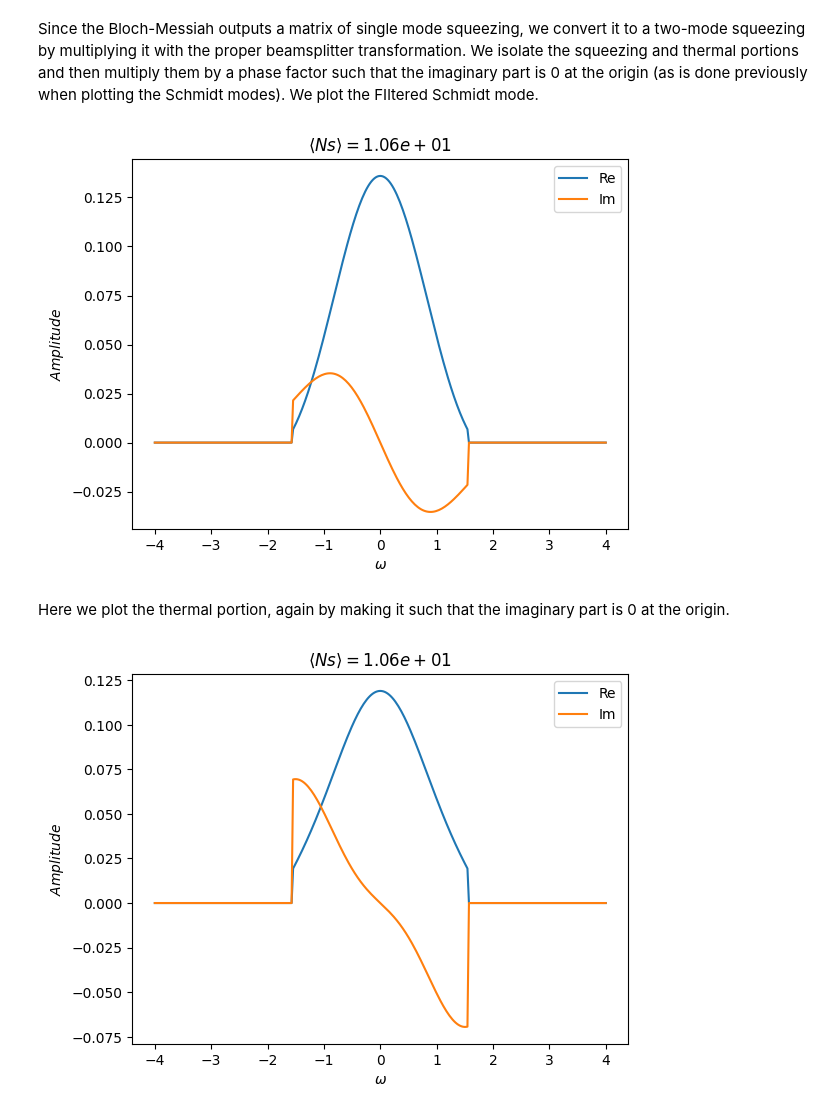
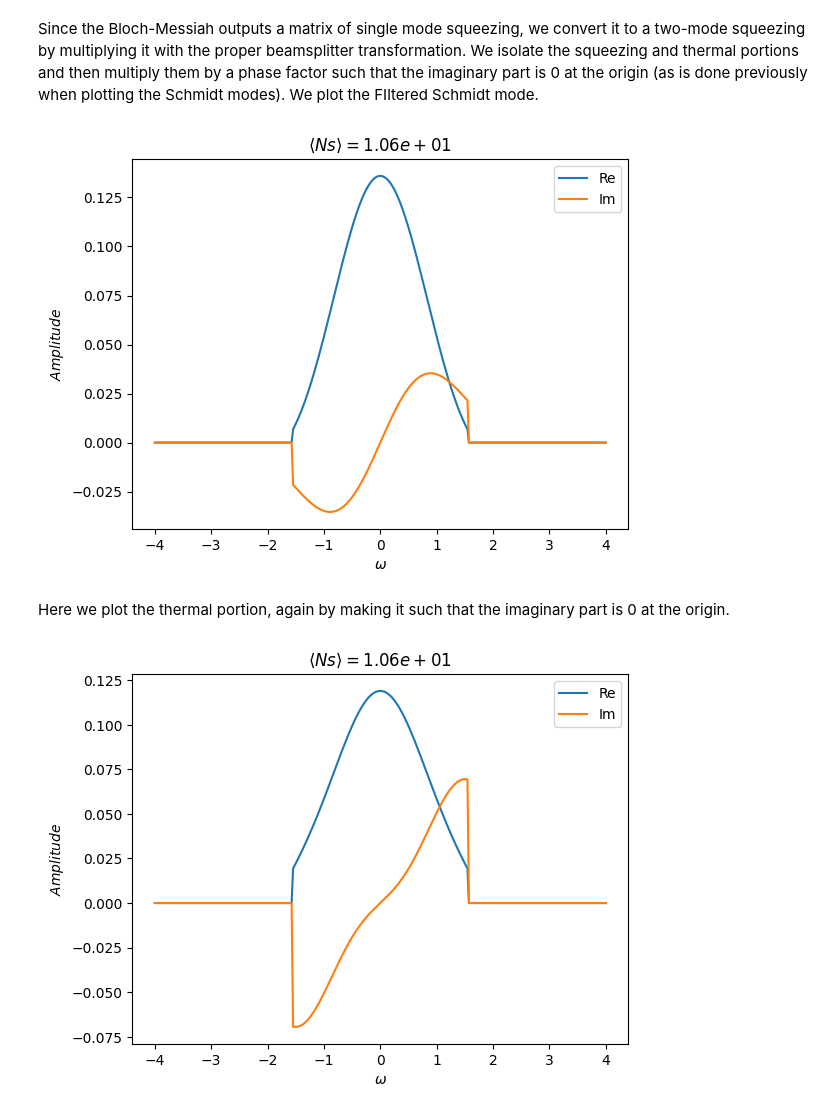
Before and after one commit to polyquantique/NeedALight, a Jupyter notebook: NeedALight/examples/example_unpoled.ipynb, the cells around one changed output. Saved outputs shown, nothing was run; the diff lists cells and outputs as text; code cells hidden in the pictures.

```diff
--- a/NeedALight/examples/example_unpoled.ipynb
+++ b/NeedALight/examples/example_unpoled.ipynb
@@ -92,7 +93,7 @@ Temp_mode = np.zeros([len(w), len(num_pump)],dtype= np.complex128)
 overlap = np.zeros(len(num_pump))
 
 
-for i in range(np.size(num_pump)):
+for i in tqdm(range(np.size(num_pump))):
     pump_temp = lambda x: pump(x,num_pump[i])
     T, J, Ns, Ks, M, Nums, Numi = SPulsed_lin(vs,vi,vp,pump_temp,domain,l,l,w)
 
@@ -156,14 +157,10 @@ plt.show()
 # %% [markdown]
 Here we construct the covariance matrix in the "xxpp" basis. We output the purity of the filtered state as well as a few sanity checks.
 # %%
-#Constructing the covariance matrix. First we contruct total N and M matrices as well as rotation matrix
-N_tot = np.block([[Numsf, 0 * Numsf],[0 * Numif, Numif]])
-M_tot = np.block([[0 * Mf, Mf],[Mf.T, 0 * Mf]])
-R = (1 / np.sqrt(2)) * np.block([[ np.eye(len(N_tot)), 1j * np.eye(len(N_tot))],[np.eye(len(N_tot)), -1j * np.eye(len(N_tot))]])  #Rotation from a a\dagger basis to X and P
+#Covariance matrix
+Vf = cov_mat(Numsf,Numif,Mf)
+#Purity
+p = 1 / np.sqrt(np.real(np.linalg.det(Vf)))
 
-Vf = 2 * np.conj(R).T @ (np.block([[N_tot.T, M_tot], [np.conj(M_tot), N_tot]])+np.eye(len(R))/2) @ R  #Covariance matrix
-p = 1 / np.sqrt(np.real(np.linalg.det(Vf))) #this is the purity
-
-Vf = np.real_if_close(Vf)
 p, np.allclose(np.imag(Vf), np.zeros_like(Vf)), np.allclose(Vf,Vf.T),is_valid_cov(Vf) #These are sanity checks. For a pure state, as we have here, expect p=1. V should also be real and symmetric.
 # %% [output]
@@ -198,8 +195,8 @@ squeezing = uff@O
 thermal = np.real_if_close(uff@vff@O)
 
 #Isolating the real and imaginary parts of the Filtered Squeezed state
-#To study different mode change the mode_num index. Things are doubly degenerate so 0&1 will be similar.
-mode_num=0
+#To study different mode change the mode_num index.Vary between 0&1 to obtain the proper signal (i.e. same mode structure as plotted earlier).
+mode_num=1
 
 #The information of the real and imaginary parts are sometimes output in different sections of the vectors.
 #Here we just make sure we choose the right range.
@@ -212,34 +209,34 @@ else:
     R1=0
     R2=N
     R3=2*N
     R4=3*N
 
 
 real = np.real_if_close(squeezing[R3:R4,mode_num])
 imag = np.real_if_close(squeezing[R1:R2,mode_num])
 state = real+1j*imag
 phase = -(np.angle(state))
 
 #Rotation matrix such that we are in the same frame as the unfiltered modes. I.e. rotation such that imaginary part is 0 at origin
 Rotation = np.block([[np.cos(phase[(N-1)//2])*np.eye(2*N),np.sin(phase[(N-1)//2])*np.eye(2*N)],[-np.sin(phase[(N-1)//2])*np.eye(2*N),np.cos(phase[(N-1)//2])*np.eye(2*N)]])
 Rsqueezing = Rotation@squeezing
 
 #Isolating Real and Imaginary parts of the Rotated Filtered Squeezed state
 Real_Squeezing = np.real_if_close(Rsqueezing[R3:R4,mode_num])
 Imag_Squeezing = np.real_if_close(Rsqueezing[R1:R2,mode_num])
 
 #Plotting the Filtered Squeezed state
 fig, ax1 = plt.subplots()
 ax1.plot(w, Real_Squeezing, label='Re')
 ax1.plot(w, Imag_Squeezing, label='Im')
 ax1.set_xlabel(r"$\omega$")
 ax1.set_ylabel(r"$Amplitude$")
 ax1.set_title(r"$\langle Ns \rangle= %1.2e$" %Ns)
 ax1.legend()
 #plt.savefig("Sincmode2lowFilt.pdf")
 plt.show()
 # %% [output]
-[figure, old version]
+[figure, new version]
 # %% [markdown]
 Here we plot the thermal portion, again by making it such that the imaginary part is 0 at the origin.
 # %%
@@ -262,4 +259,4 @@ ax1.set_title(r"$\langle Ns \rangle= %1.2e$" %Ns)
 ax1.legend()
 plt.show()
 # %% [output]
-[figure, old version]
+[figure, new version]
```
Also changed, not shown: parts of 2 cells of this notebook, 1 other file.
